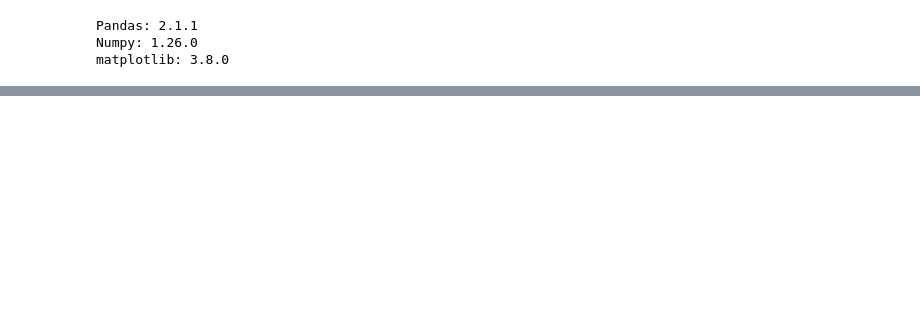
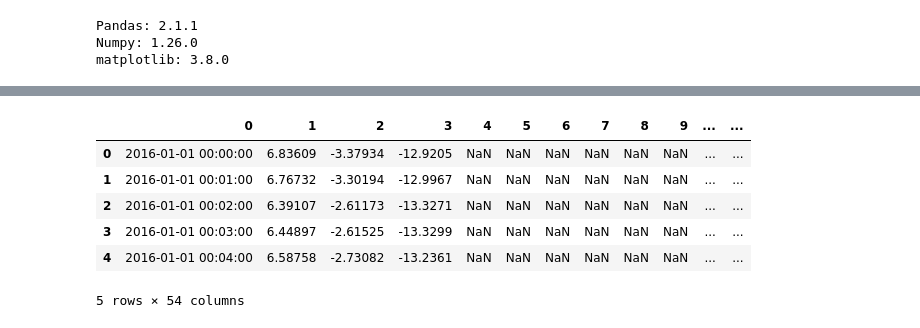
Before and after one commit to robotAstray/DSCOVR-plasma-analysis, a Jupyter notebook: notebooks/plasmaflow_forecast.ipynb, the cells around one changed output, grey strips where cells are left out. Saved outputs shown, nothing was run; the diff lists cells and outputs as text; code cells hidden in the pictures; blank space fills up the shorter version.

```diff
--- a/notebooks/plasmaflow_forecast.ipynb
+++ b/notebooks/plasmaflow_forecast.ipynb
@@ -190,0 +227,13 @@ df = prapare_dataframe()
+# %%
+df.head()
+
+# A note regarding column 4-53: 5th+ columns: These are the "raw" measurements of the spectrum from the plasma detector so they are the "level 1" data.
+# We're reading it as each value is the flow strength of the solar wind, with each column being an interval in a range of flow speeds at which the solar wind is traveling at.
+# %% [output]
+|  | 0 | 1 | 2 | 3 | 4 | 5 | 6 | 7 | 8 | 9 | ... | ... |
+| 0 | 2016-01-01 00:00:00 | 6.83609 | -3.37934 | -12.9205 | NaN | NaN | NaN | NaN | NaN | NaN | ... | ... |
+| 1 | 2016-01-01 00:01:00 | 6.76732 | -3.30194 | -12.9967 | NaN | NaN | NaN | NaN | NaN | NaN | ... | ... |
+| 2 | 2016-01-01 00:02:00 | 6.39107 | -2.61173 | -13.3271 | NaN | NaN | NaN | NaN | NaN | NaN | ... | ... |
+| 3 | 2016-01-01 00:03:00 | 6.44897 | -2.61525 | -13.3299 | NaN | NaN | NaN | NaN | NaN | NaN | ... | ... |
+| 4 | 2016-01-01 00:04:00 | 6.58758 | -2.73082 | -13.2361 | NaN | NaN | NaN | NaN | NaN | NaN | ... | ... |
+5 rows × 54 columns
```
Also changed, not shown: parts of 12 cells of this notebook.
